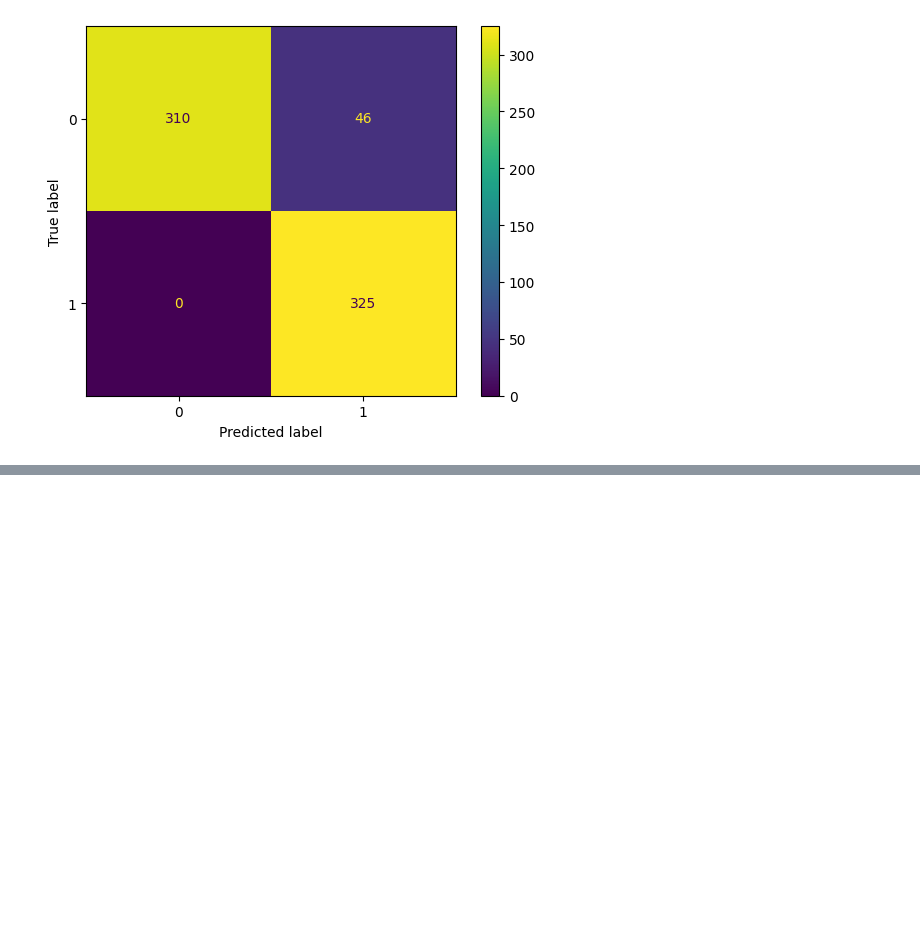
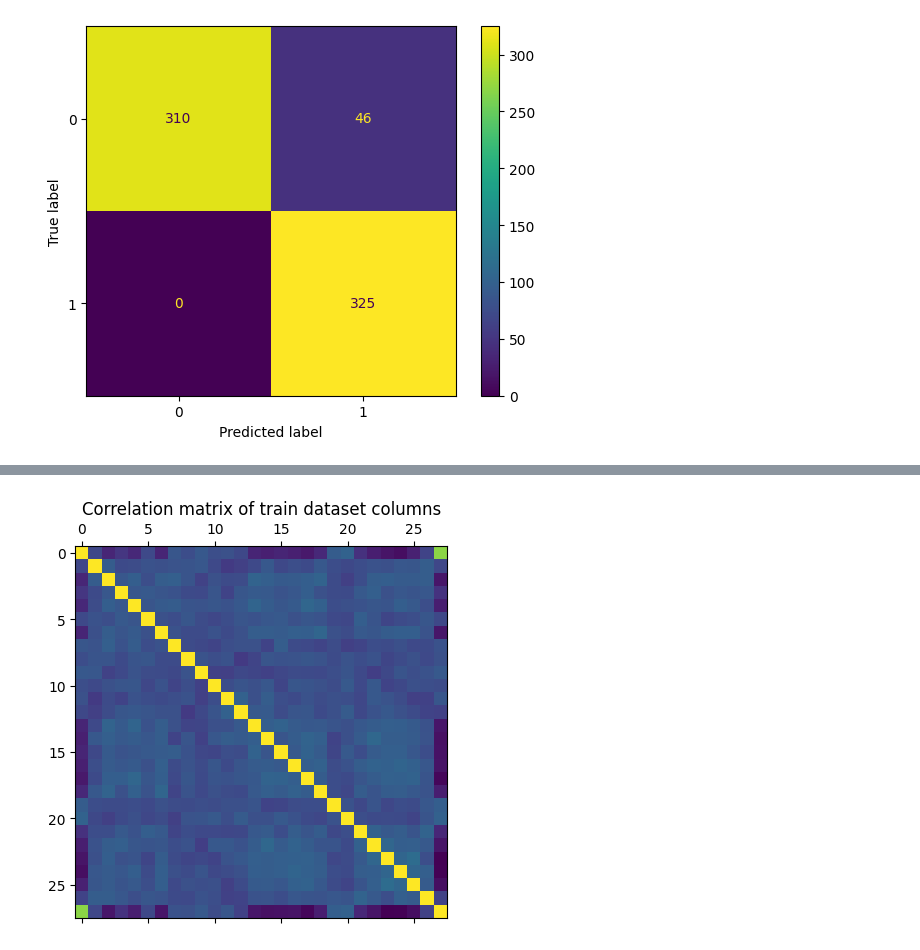
Before and after one commit to rcht/asthma-detection-ml, a Jupyter notebook: main.ipynb, the cells around one changed output, grey strips where cells are left out. Drawn from its saved outputs; the diff is of its cells as text; code cells hidden in the pictures; blank space fills up the shorter version.

```diff
--- a/main.ipynb
+++ b/main.ipynb
@@ -167,0 +189,6 @@ ROC AUC Score:  0.9353932584269663
+# %%
+train_df = pd.concat([X_train, y_train], axis=1)
+
+print(len(train_df.columns))
+for col in train_df.columns:
+    print(col)
@@ -167,0 +213,6 @@ ROC AUC Score:  0.9353932584269663
+# %%
+plt.matshow(train_df.corr())
+plt.title('Correlation matrix of train dataset columns')
+plt.show()
+# %% [output]
+[figure, added]
```
Also changed, not shown: parts of 14 cells of this notebook.
